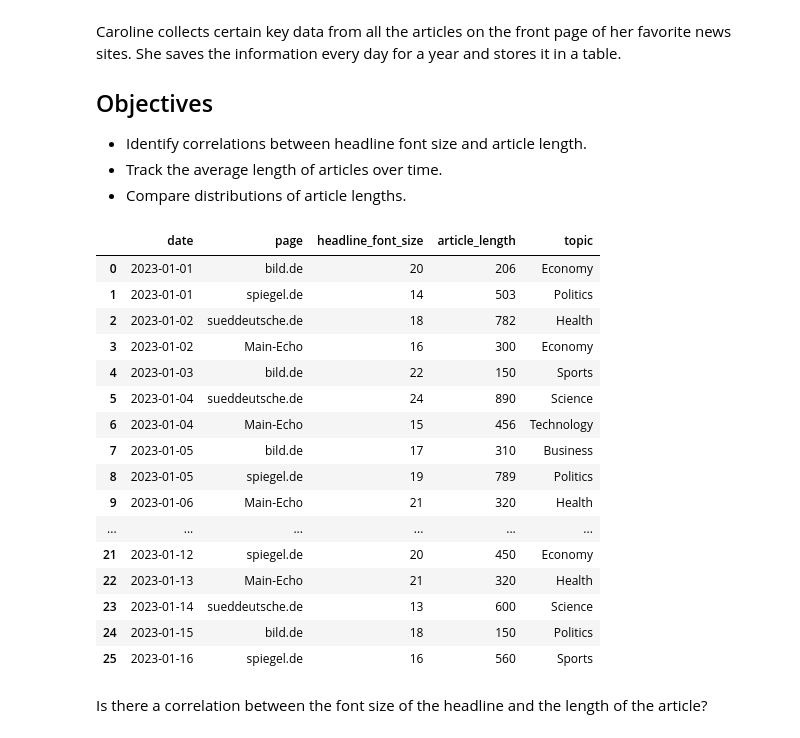
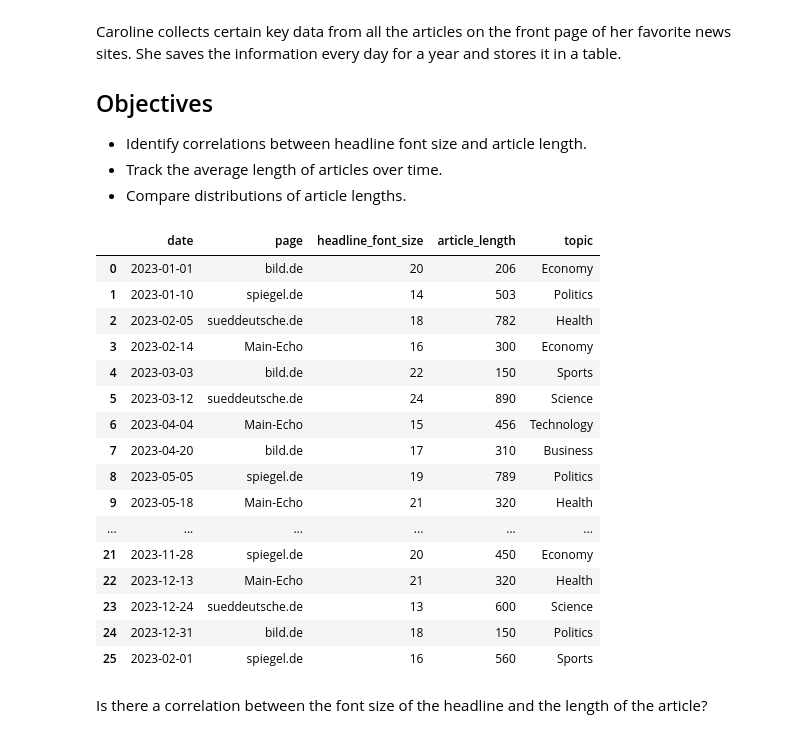
Before and after one commit to ZuebeyirEser/DataScienceCourseExercise, a Jupyter notebook: FourthWeek/exercise.ipynb, the cells around one changed output. Drawn from its saved outputs; the diff is of its cells as text; code cells hidden in the pictures.

```diff
--- a/FourthWeek/exercise.ipynb
+++ b/FourthWeek/exercise.ipynb
@@ -19,52 +19,52 @@ data = {
         '2023-01-01', '2023-01-10', '2023-02-05', '2023-02-14', '2023-03-03', '2023-03-12', '2023-04-04',
         '2023-04-20', '2023-05-05', '2023-05-18', '2023-06-06', '2023-06-23', '2023-07-08', '2023-07-15',
         '2023-08-09', '2023-08-22', '2023-09-10', '2023-09-27', '2023-10-11', '2023-10-25', '2023-11-12',
-        '2023-11-28', '2023-12-13', '2023-12-24', '2023-12-31'
+        '2023-11-28', '2023-12-13', '2023-12-24', '2023-12-31', '2023-02-01'
     ],
     'page': [
         'bild.de', 'spiegel.de', 'sueddeutsche.de', 'Main-Echo', 'bild.de', 'sueddeutsche.de', 'Main-Echo',
         'bild.de', 'spiegel.de', 'Main-Echo', 'sueddeutsche.de', 'bild.de', 'spiegel.de', 'sueddeutsche.de',
         'bild.de', 'Main-Echo', 'sueddeutsche.de', 'spiegel.de', 'bild.de', 'Main-Echo', 'bild.de',
         'spiegel.de', 'Main-Echo', 'sueddeutsche.de', 'bild.de', 'spiegel.de'
     ],
     'headline_font_size': [
         20, 14, 18, 16, 22, 24, 15, 17, 19, 21, 23, 12, 20, 18,
         15, 19, 17, 22, 25, 14, 16, 20, 21, 13, 18, 16
     ],
     'article_length': [
         206, 503, 782, 300, 150, 890, 456, 310, 789, 320, 645, 220, 532, 470,
         260, 710, 530, 800, 405, 278, 165, 450, 320, 600, 150, 560
     ],
     'topic': [
         'Economy', 'Politics', 'Health', 'Economy', 'Sports', 'Science', 'Technology', 'Business',
         'Politics', 'Health', 'Economy', 'Sports', 'Politics', 'Culture', 'Science', 'Technology',
         'Economy', 'Sports', 'Business', 'Culture', 'Technology', 'Economy', 'Health', 'Science',
         'Politics', 'Sports'
     ]
 }
 
 
 df = pd.DataFrame(data)
 df['date'] = pd.to_datetime(df['date'])
 df
 # %% [output]
 |  | date | page | headline_font_size | article_length | topic |
 | 0 | 2023-01-01 | bild.de | 20 | 206 | Economy |
-| 1 | 2023-01-01 | spiegel.de | 14 | 503 | Politics |
-| 2 | 2023-01-02 | sueddeutsche.de | 18 | 782 | Health |
-| 3 | 2023-01-02 | Main-Echo | 16 | 300 | Economy |
-| 4 | 2023-01-03 | bild.de | 22 | 150 | Sports |
-| 5 | 2023-01-04 | sueddeutsche.de | 24 | 890 | Science |
-| 6 | 2023-01-04 | Main-Echo | 15 | 456 | Technology |
-| 7 | 2023-01-05 | bild.de | 17 | 310 | Business |
-| 8 | 2023-01-05 | spiegel.de | 19 | 789 | Politics |
-| 9 | 2023-01-06 | Main-Echo | 21 | 320 | Health |
+| 1 | 2023-01-10 | spiegel.de | 14 | 503 | Politics |
+| 2 | 2023-02-05 | sueddeutsche.de | 18 | 782 | Health |
+| 3 | 2023-02-14 | Main-Echo | 16 | 300 | Economy |
+| 4 | 2023-03-03 | bild.de | 22 | 150 | Sports |
+| 5 | 2023-03-12 | sueddeutsche.de | 24 | 890 | Science |
+| 6 | 2023-04-04 | Main-Echo | 15 | 456 | Technology |
+| 7 | 2023-04-20 | bild.de | 17 | 310 | Business |
+| 8 | 2023-05-05 | spiegel.de | 19 | 789 | Politics |
+| 9 | 2023-05-18 | Main-Echo | 21 | 320 | Health |
 | ... | ... | ... | ... | ... | ... |
-| 21 | 2023-01-12 | spiegel.de | 20 | 450 | Economy |
-| 22 | 2023-01-13 | Main-Echo | 21 | 320 | Health |
-| 23 | 2023-01-14 | sueddeutsche.de | 13 | 600 | Science |
-| 24 | 2023-01-15 | bild.de | 18 | 150 | Politics |
-| 25 | 2023-01-16 | spiegel.de | 16 | 560 | Sports |
+| 21 | 2023-11-28 | spiegel.de | 20 | 450 | Economy |
+| 22 | 2023-12-13 | Main-Echo | 21 | 320 | Health |
+| 23 | 2023-12-24 | sueddeutsche.de | 13 | 600 | Science |
+| 24 | 2023-12-31 | bild.de | 18 | 150 | Politics |
+| 25 | 2023-02-01 | spiegel.de | 16 | 560 | Sports |
 # %% [markdown]
 Is there a correlation between the font size of the headline and the length of the article?
 # %%
```
Also changed, not shown: parts of 6 cells of this notebook, 1 other file.
